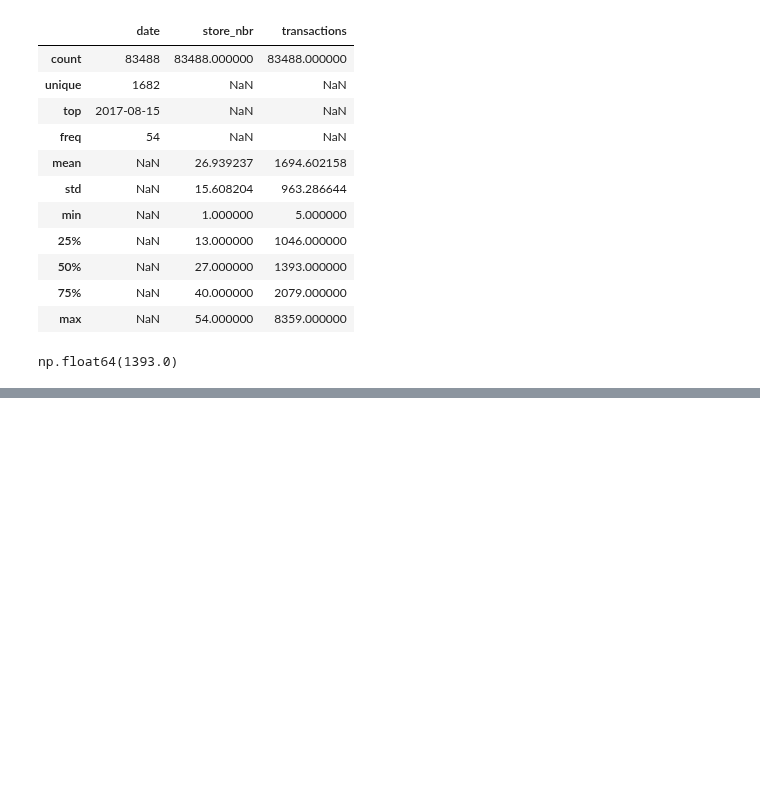
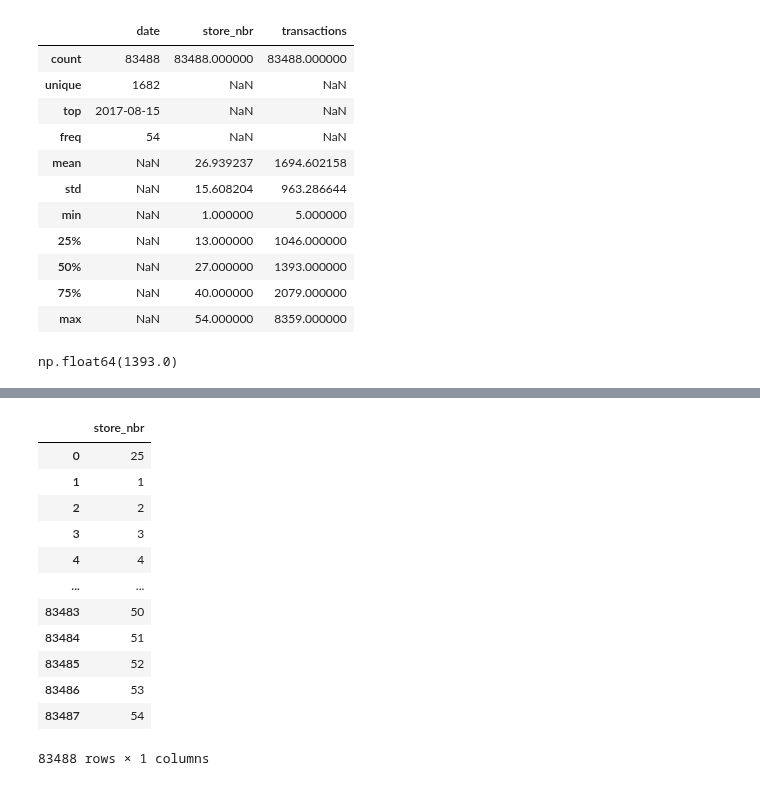
Before and after one commit to arunadas/effective-pandas, a Jupyter notebook: l_python_pandas/dataframes.ipynb, the cells around one changed output, grey strips where cells are left out. Drawn from its saved outputs; the diff is of its cells as text; code cells hidden in the pictures; blank space fills up the shorter version.

Commit message:
dataframe

```diff
--- a/l_python_pandas/dataframes.ipynb
+++ b/l_python_pandas/dataframes.ipynb
@@ -437,0 +537,16 @@ np.float64(1393.0)
+# %%
+transactions.iloc[:,1:2]
+# %% [output]
+|  | store_nbr |
+| 0 | 25 |
+| 1 | 1 |
+| 2 | 2 |
+| 3 | 3 |
+| 4 | 4 |
+| ... | ... |
+| 83483 | 50 |
+| 83484 | 51 |
+| 83485 | 52 |
+| 83486 | 53 |
+| 83487 | 54 |
+83488 rows × 1 columns
```
Also changed, not shown: parts of 14 cells of this notebook.
